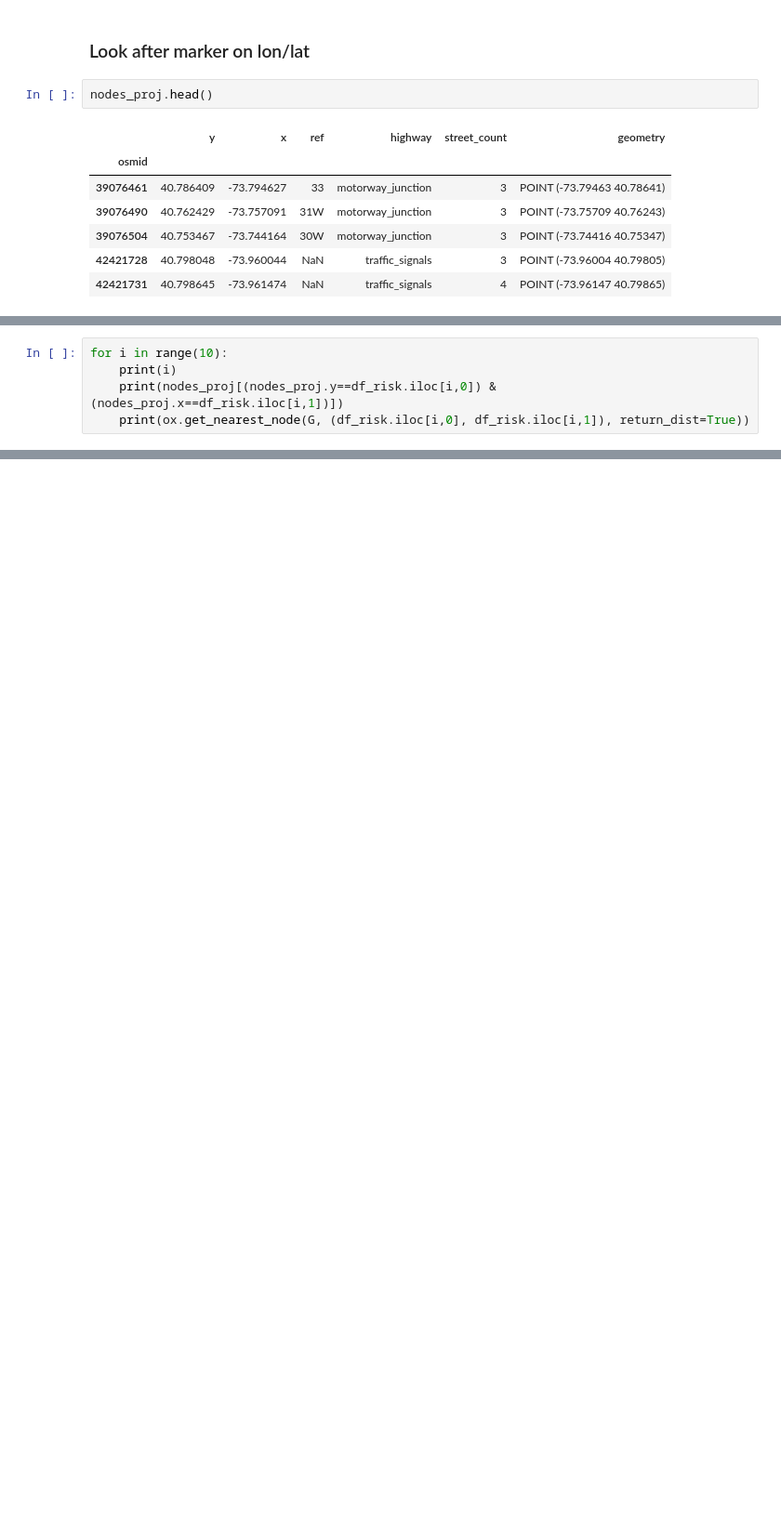
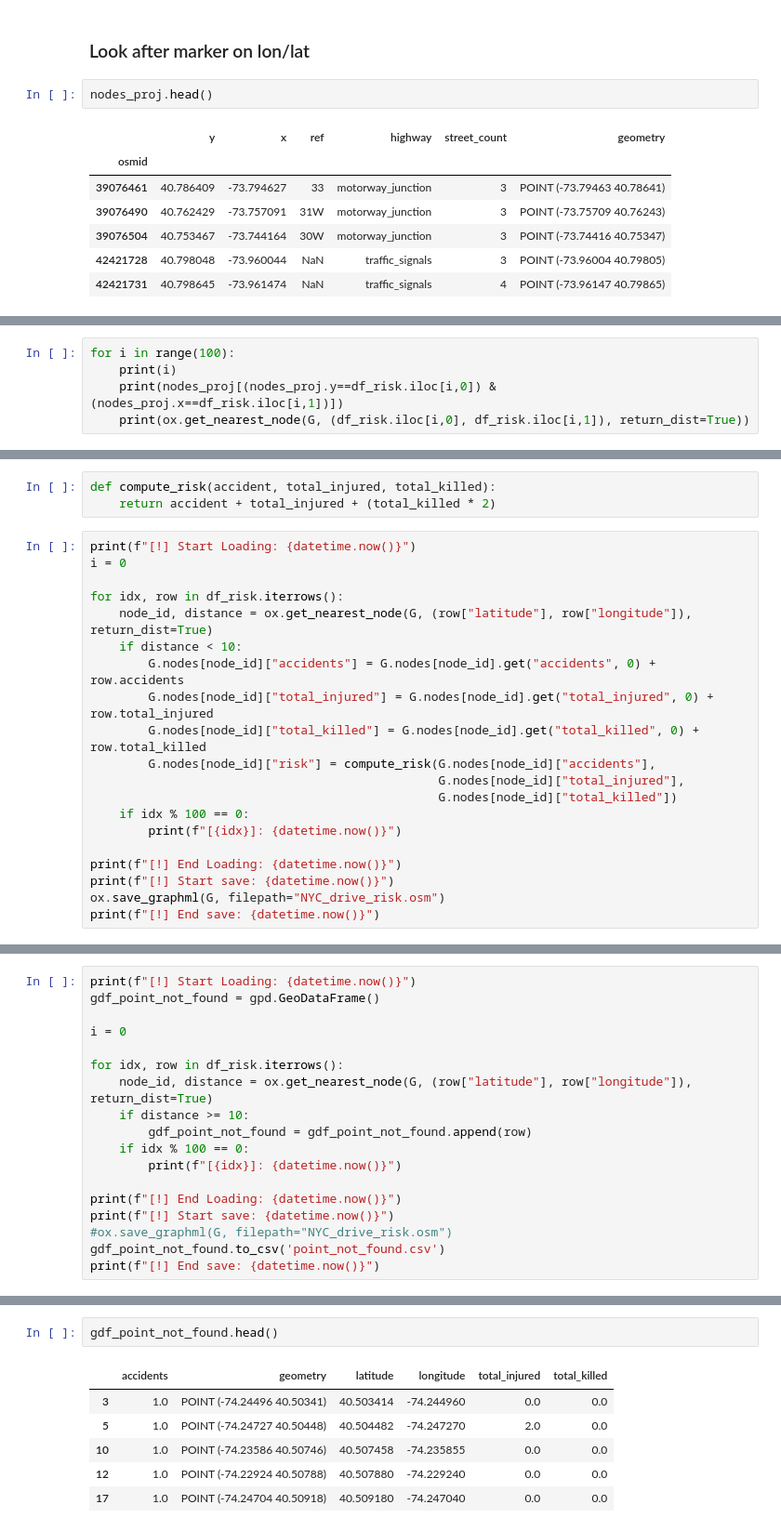
Before and after one commit to jcoumont/nyc-navigation, a Jupyter notebook: playground/WeightCalculation.ipynb, the cells around one changed output, grey strips where cells are left out. Shown at 93% size. Drawn from its saved outputs; the diff is of its cells as text; blank space fills up the shorter version.

```diff
--- a/playground/WeightCalculation.ipynb
+++ b/playground/WeightCalculation.ipynb
@@ -84,7 +84,7 @@ edges_proj.head()
 |  | 277672005 | 0 | 39084898 | True | motorway | 291.839 | LINESTRING (-73.75709 40.76243, -... | 3 | CIP | Cross Island Parkway | 50 mph | ... |
 | 39076504 | 462124701 | 0 | [618709517, 618709515, 5700693] | True | motorway_link | 433.148 | LINESTRING (-73.74416 40.75347, -... | 1 | NaN | NaN | NaN | ... |
 # %%
-for i in range(10):
+for i in range(100):
     print(i)
     print(nodes_proj[(nodes_proj.y==df_risk.iloc[i,0]) & (nodes_proj.x==df_risk.iloc[i,1])])
     print(ox.get_nearest_node(G, (df_risk.iloc[i,0], df_risk.iloc[i,1]), return_dist=True))
@@ -108,0 +223,23 @@ Index: []
+# %%
+def compute_risk(accident, total_injured, total_killed):
+    return accident + total_injured + (total_killed * 2)
+# %%
+print(f"[!] Start Loading: {datetime.now()}")
+i = 0
+
+for idx, row in df_risk.iterrows():
+    node_id, distance = ox.get_nearest_node(G, (row["latitude"], row["longitude"]), return_dist=True)
+    if distance < 10:
+        G.nodes[node_id]["accidents"] = G.nodes[node_id].get("accidents", 0) + row.accidents
+        G.nodes[node_id]["total_injured"] = G.nodes[node_id].get("total_injured", 0) + row.total_injured
+        G.nodes[node_id]["total_killed"] = G.nodes[node_id].get("total_killed", 0) + row.total_killed
+        G.nodes[node_id]["risk"] = compute_risk(G.nodes[node_id]["accidents"],
+                                                G.nodes[node_id]["total_injured"],
+                                                G.nodes[node_id]["total_killed"])
+    if idx % 100 == 0:
+        print(f"[{idx}]: {datetime.now()}")
+
+print(f"[!] End Loading: {datetime.now()}")
+print(f"[!] Start save: {datetime.now()}")
+ox.save_graphml(G, filepath="NYC_drive_risk.osm")
+print(f"[!] End save: {datetime.now()}")
@@ -108,0 +264,18 @@ Index: []
+# %%
+print(f"[!] Start Loading: {datetime.now()}")
+gdf_point_not_found = gpd.GeoDataFrame()
+
+i = 0
+
+for idx, row in df_risk.iterrows():
+    node_id, distance = ox.get_nearest_node(G, (row["latitude"], row["longitude"]), return_dist=True)
+    if distance >= 10:
+        gdf_point_not_found = gdf_point_not_found.append(row)
+    if idx % 100 == 0:
+        print(f"[{idx}]: {datetime.now()}")
+
+print(f"[!] End Loading: {datetime.now()}")
+print(f"[!] Start save: {datetime.now()}")
+#ox.save_graphml(G, filepath="NYC_drive_risk.osm")
+gdf_point_not_found.to_csv('point_not_found.csv')
+print(f"[!] End save: {datetime.now()}")
@@ -108,0 +300,9 @@ Index: []
+# %%
+gdf_point_not_found.head()
+# %% [output]
+|  | accidents | geometry | latitude | longitude | total_injured | total_killed |
+| 3 | 1.0 | POINT (-74.24496 40.50341) | 40.503414 | -74.244960 | 0.0 | 0.0 |
+| 5 | 1.0 | POINT (-74.24727 40.50448) | 40.504482 | -74.247270 | 2.0 | 0.0 |
+| 10 | 1.0 | POINT (-74.23586 40.50746) | 40.507458 | -74.235855 | 0.0 | 0.0 |
+| 12 | 1.0 | POINT (-74.22924 40.50788) | 40.507880 | -74.229240 | 0.0 | 0.0 |
+| 17 | 1.0 | POINT (-74.24704 40.50918) | 40.509180 | -74.247040 | 0.0 | 0.0 |
```
Also changed, not shown: parts of 14 cells of this notebook, 3 other files.
